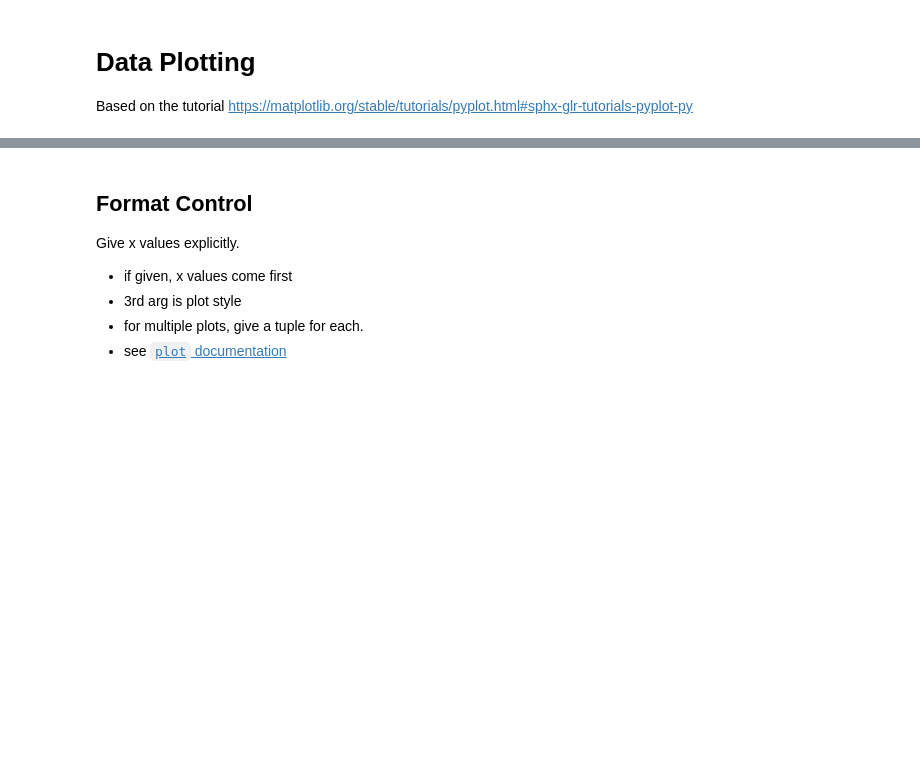
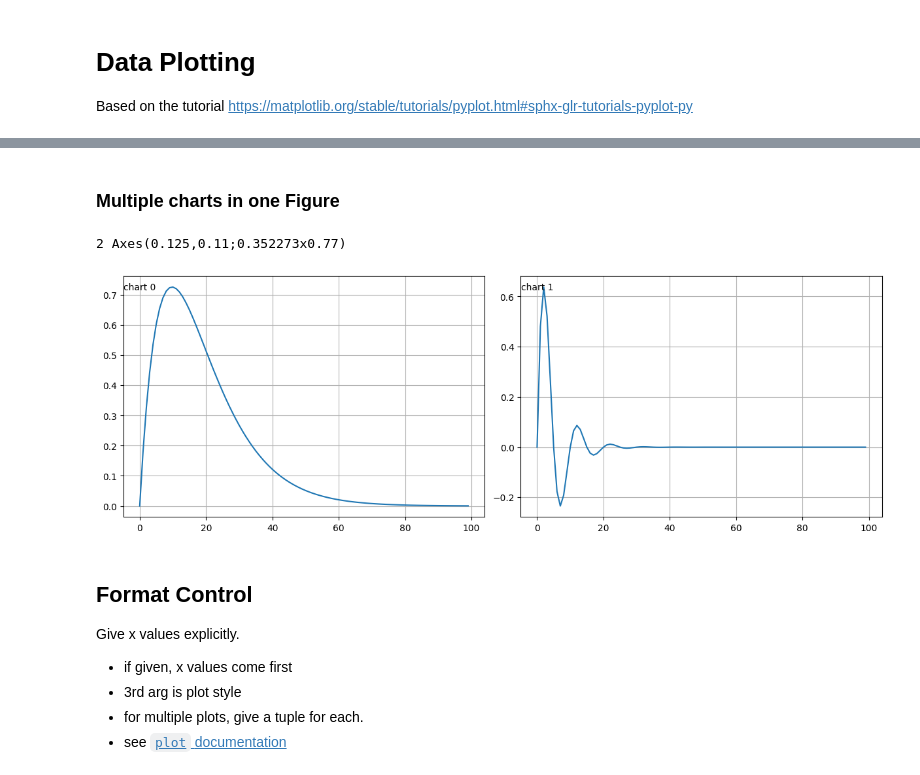
Before and after one commit to ghst659/sml00, a Jupyter notebook: mpl_data.ipynb, the cells around one changed output, grey strips where cells are left out. Cells and saved outputs as stored; diff of their text form; code cells hidden in the pictures; blank space fills up the shorter version.

```diff
--- a/mpl_data.ipynb
+++ b/mpl_data.ipynb
@@ -20,3 +41,17 @@ plt.show()
+# %% [markdown]
+### Multiple charts in one Figure
+# %%
+multi_fig, multi_axes = plt.subplots(nrows=1, ncols=2, figsize=(12, 4), layout="constrained")
+print(len(multi_axes), multi_axes[0])
+# for each Axes, add an artist
+for col in range(2):
+    chart = multi_axes[col]
+    chart.plot(x, y if col == 0 else z)  # creates a Line2D on this chart.
+    chart.grid(visible=True)
+    chart.annotate(f"chart {col}", (0, chart.dataLim.ymax), transform=chart.transAxes, ha="center", va="center")
+# %% [output]
+2 Axes(0.125,0.11;0.352273x0.77)
+[figure, added]
 # %% [markdown]
 ## Format Control
 
```
Also changed, not shown: parts of 6 cells of this notebook.
